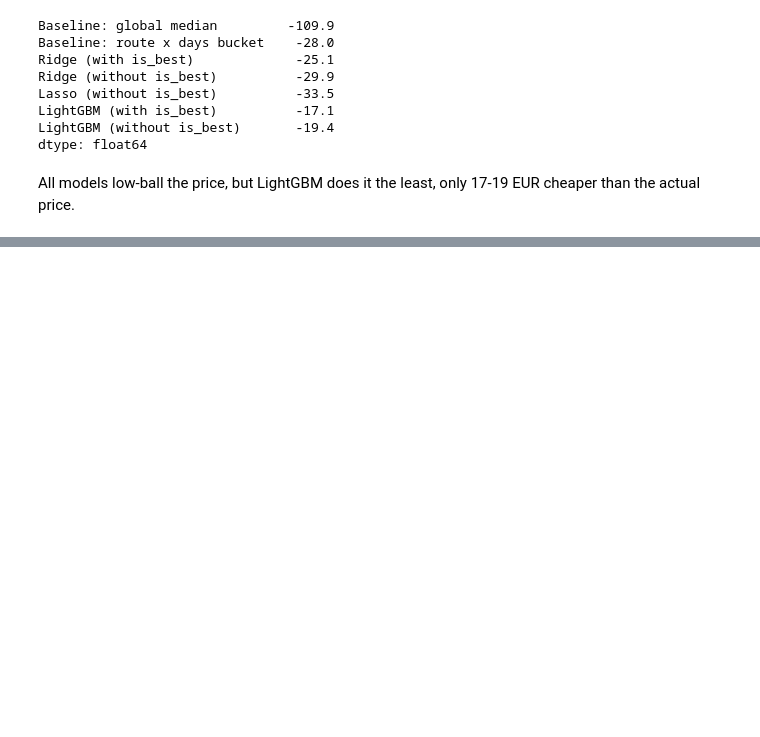
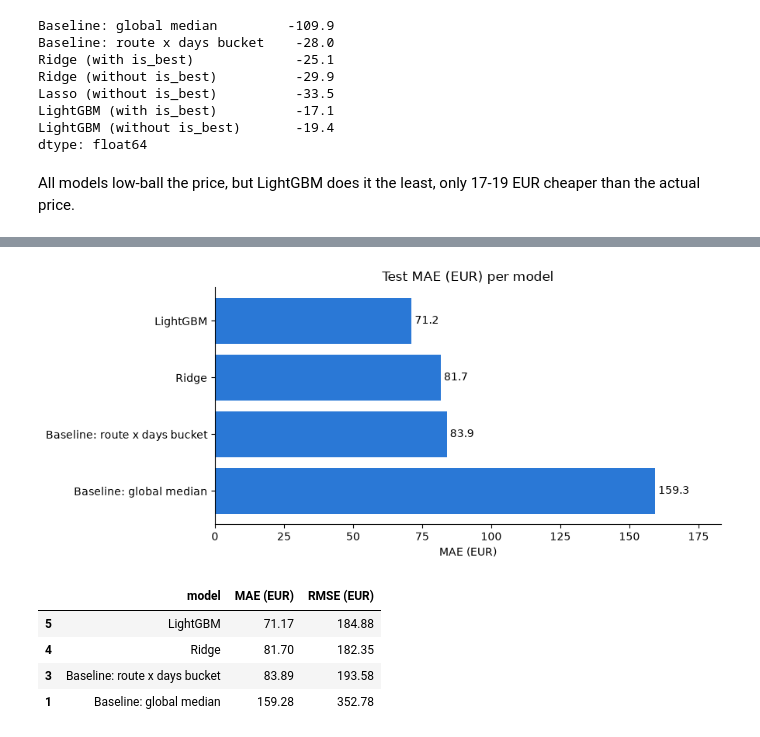
Before and after one commit to NazarZavrinUT/Introduction_to_Data_Science_project, a Jupyter notebook: modelling.ipynb, the cells around one changed output, grey strips where cells are left out. Cells and saved outputs as stored; diff of their text form; code cells hidden in the pictures; blank space fills up the shorter version.

Commit message:
added complete modelling notebook and 2 figures

```diff
--- a/modelling.ipynb
+++ b/modelling.ipynb
@@ -1165,0 +1221,4 @@ All models low-ball the price, but LightGBM does it the least, only 17-19 EUR ch
+# %%
+REFIT_SPLIT = "test (refit on train+val)"
+
+final_test_predictions = {}
@@ -1165,0 +1318,25 @@ All models low-ball the price, but LightGBM does it the least, only 17-19 EUR ch
+# %%
+results_table = pd.DataFrame(results)
+refit_results = results_table[results_table["split"] == REFIT_SPLIT].copy()
+refit_results = refit_results.sort_values("MAE (EUR)")
+
+fig, ax = plt.subplots(figsize=(9, 4))
+bars = ax.barh(refit_results["model"], refit_results["MAE (EUR)"], color=BAR_COLOR)
+ax.bar_label(bars, fmt="%.1f", padding=3)  # write the exact value at the end of each bar
+ax.set_xlim(0, refit_results["MAE (EUR)"].max() * 1.15)  # leave room for the labels
+ax.invert_yaxis()
+ax.set_title("Test MAE (EUR) per model")
+ax.set_xlabel("MAE (EUR)")
+ax.spines[["top", "right"]].set_visible(False)
+plt.tight_layout()
+fig.savefig("final_test_mae.pdf", bbox_inches="tight")
+plt.show()
+
+refit_results[["model", "MAE (EUR)", "RMSE (EUR)"]]
+# %% [output]
+[figure, added]
+|  | model | MAE (EUR) | RMSE (EUR) |
+| 5 | LightGBM | 71.17 | 184.88 |
+| 4 | Ridge | 81.70 | 182.35 |
+| 3 | Baseline: route x days bucket | 83.89 | 193.58 |
+| 1 | Baseline: global median | 159.28 | 352.78 |
```
Also changed, not shown: parts of 21 cells of this notebook, 2 other files.
